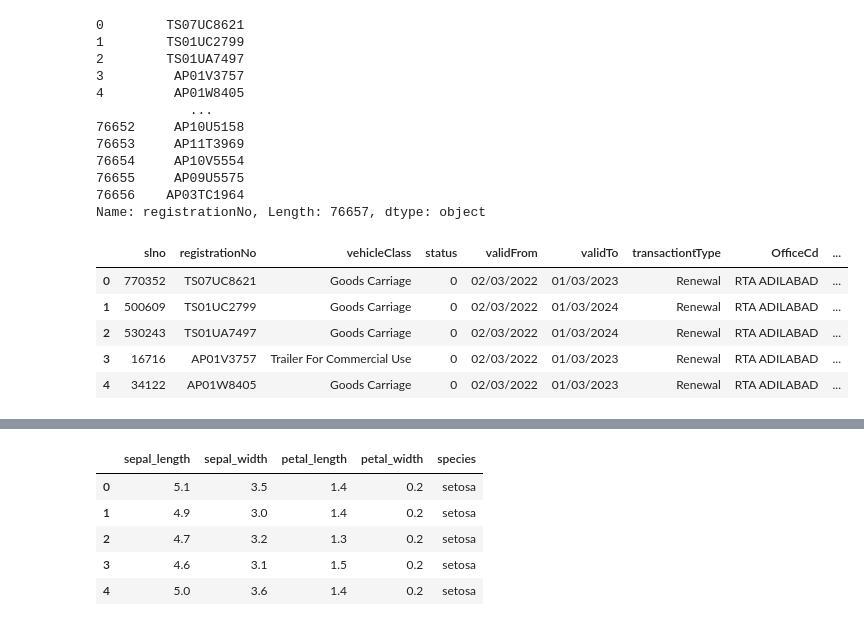
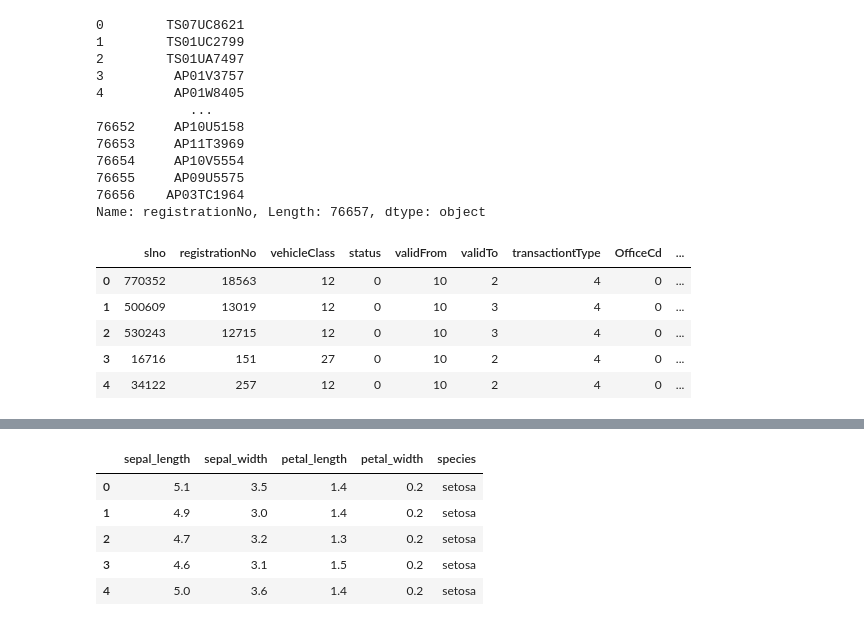
Before and after one commit to digitalhemanth/Data-Science, a Jupyter notebook: Scikit Learn/Sample_ds_with_spark.ipynb, the cells around one changed output, grey strips where cells are left out. Saved outputs shown, nothing was run; the diff lists cells and outputs as text; code cells hidden in the pictures.

```diff
--- a/Scikit Learn/Sample_ds_with_spark.ipynb
+++ b/Scikit Learn/Sample_ds_with_spark.ipynb
@@ -136,27 +136,27 @@ Name: registrationNo, Length: 76657, dtype: object
 # %%
 df['status'] = pd.Categorical(df['status'])
 df['status'] = df.status.cat.codes
 df['vehicleClass'] = pd.Categorical(df['vehicleClass'])
 df['vehicleClass'] = df.vehicleClass.cat.codes
 df['registrationNo'] = pd.Categorical(df['registrationNo'])
 df['registrationNo'] = df.registrationNo.cat.codes
 df['transactiontType'] = pd.Categorical(df['transactiontType'])
 df['transactiontType'] = df.transactiontType.cat.codes
-df['vehicleClass'] = pd.Categorical(df['vehicleClass'])
-df['vehicleClass'] = df.vehicleClass.cat.codes
-df['vehicleClass'] = pd.Categorical(df['vehicleClass'])
-df['vehicleClass'] = df.vehicleClass.cat.codes
-df['vehicleClass'] = pd.Categorical(df['vehicleClass'])
-df['vehicleClass'] = df.vehicleClass.cat.codes
+df['OfficeCd'] = pd.Categorical(df['OfficeCd'])
+df['OfficeCd'] = df.OfficeCd.cat.codes
+df['validFrom'] = pd.Categorical(df['validFrom'])
+df['validFrom'] = df.validFrom.cat.codes
+df['validTo'] = pd.Categorical(df['validTo'])
+df['validTo'] = df.validTo.cat.codes
 
 df.head()
 # %% [output]
 |  | slno | registrationNo | vehicleClass | status | validFrom | validTo | transactiontType | OfficeCd | ... |
-| 0 | 770352 | TS07UC8621 | Goods Carriage | 0 | 02/03/2022 | 01/03/2023 | Renewal | RTA ADILABAD | ... |
-| 1 | 500609 | TS01UC2799 | Goods Carriage | 0 | 02/03/2022 | 01/03/2024 | Renewal | RTA ADILABAD | ... |
-| 2 | 530243 | TS01UA7497 | Goods Carriage | 0 | 02/03/2022 | 01/03/2024 | Renewal | RTA ADILABAD | ... |
-| 3 | 16716 | AP01V3757 | Trailer For Commercial Use | 0 | 02/03/2022 | 01/03/2023 | Renewal | RTA ADILABAD | ... |
-| 4 | 34122 | AP01W8405 | Goods Carriage | 0 | 02/03/2022 | 01/03/2023 | Renewal | RTA ADILABAD | ... |
+| 0 | 770352 | 18563 | 12 | 0 | 10 | 2 | 4 | 0 | ... |
+| 1 | 500609 | 13019 | 12 | 0 | 10 | 3 | 4 | 0 | ... |
+| 2 | 530243 | 12715 | 12 | 0 | 10 | 3 | 4 | 0 | ... |
+| 3 | 16716 | 151 | 27 | 0 | 10 | 2 | 4 | 0 | ... |
+| 4 | 34122 | 257 | 12 | 0 | 10 | 2 | 4 | 0 | ... |
 # %%
 import seaborn as sns
 import matplotlib.pyplot as plt
```
Also changed, not shown: parts of 7 cells of this notebook.
